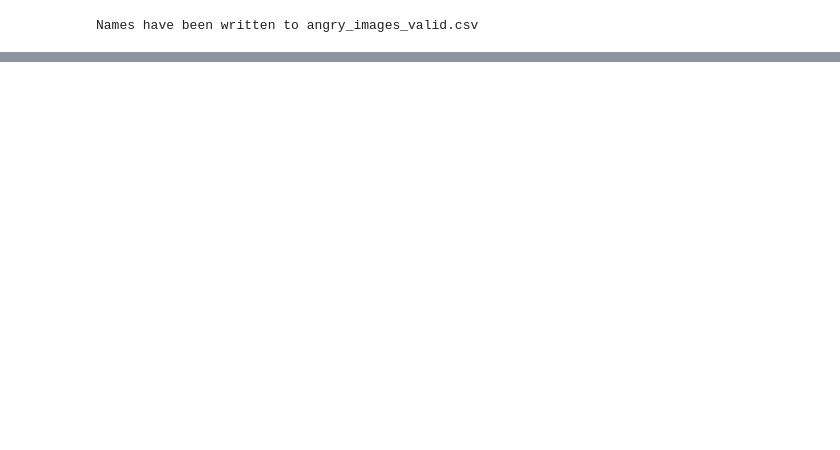
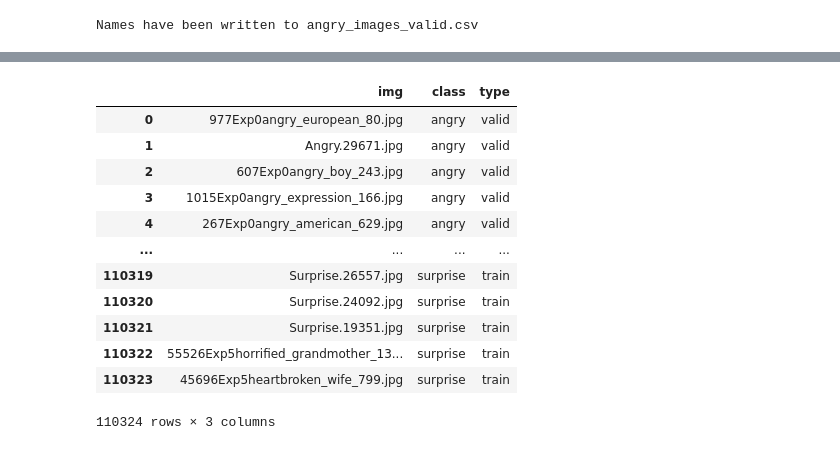
Before and after one commit to imnawar/EmotionRecognition, a Jupyter notebook: Download_dataset.ipynb, the cells around one changed output, grey strips where cells are left out. Cells and saved outputs as stored; diff of their text form; code cells hidden in the pictures; blank space fills up the shorter version.

```diff
--- a/Download_dataset.ipynb
+++ b/Download_dataset.ipynb
@@ -348,0 +353,23 @@ valid_df.tail()
+# %%
+for label in list(valid_df['class'].unique()):
+  img_paths = os.listdir('/content/emotions_dataset/MMAFEDB/train/'+label)
+  df = pd.DataFrame({'img':img_paths})
+  df['class'] = label
+  df['type'] = 'train'
+  data = pd.concat([data, df], ignore_index=True)
+# %%
+data
+# %% [output]
+|  | img | class | type |
+| 0 | 977Exp0angry_european_80.jpg | angry | valid |
+| 1 | Angry.29671.jpg | angry | valid |
+| 2 | 607Exp0angry_boy_243.jpg | angry | valid |
+| 3 | 1015Exp0angry_expression_166.jpg | angry | valid |
+| 4 | 267Exp0angry_american_629.jpg | angry | valid |
+| ... | ... | ... | ... |
+| 110319 | Surprise.26557.jpg | surprise | train |
+| 110320 | Surprise.24092.jpg | surprise | train |
+| 110321 | Surprise.19351.jpg | surprise | train |
+| 110322 | 55526Exp5horrified_grandmother_13... | surprise | train |
+| 110323 | 45696Exp5heartbroken_wife_799.jpg | surprise | train |
+110324 rows × 3 columns
```
Also changed, not shown: parts of 22 cells of this notebook.
